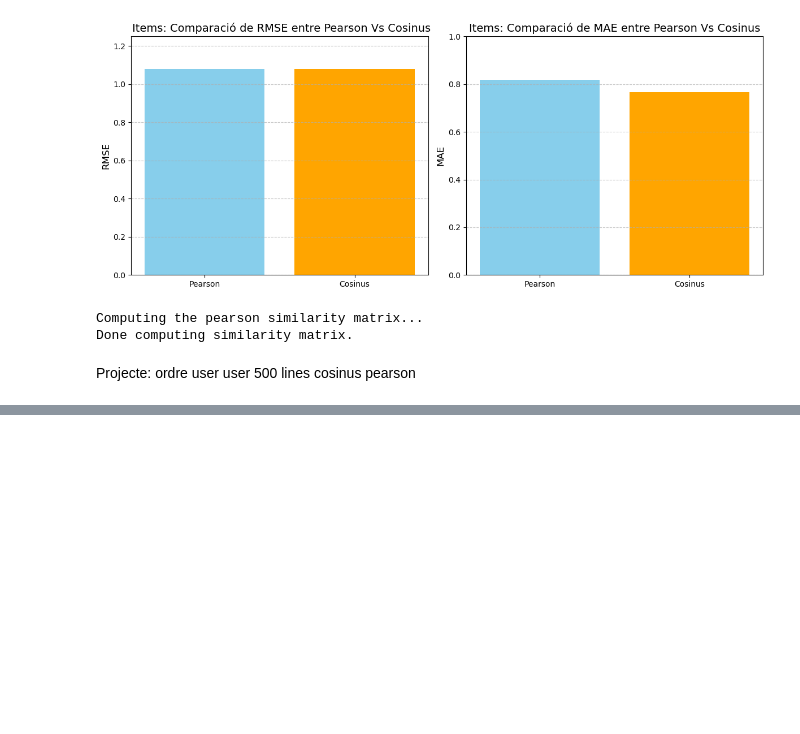
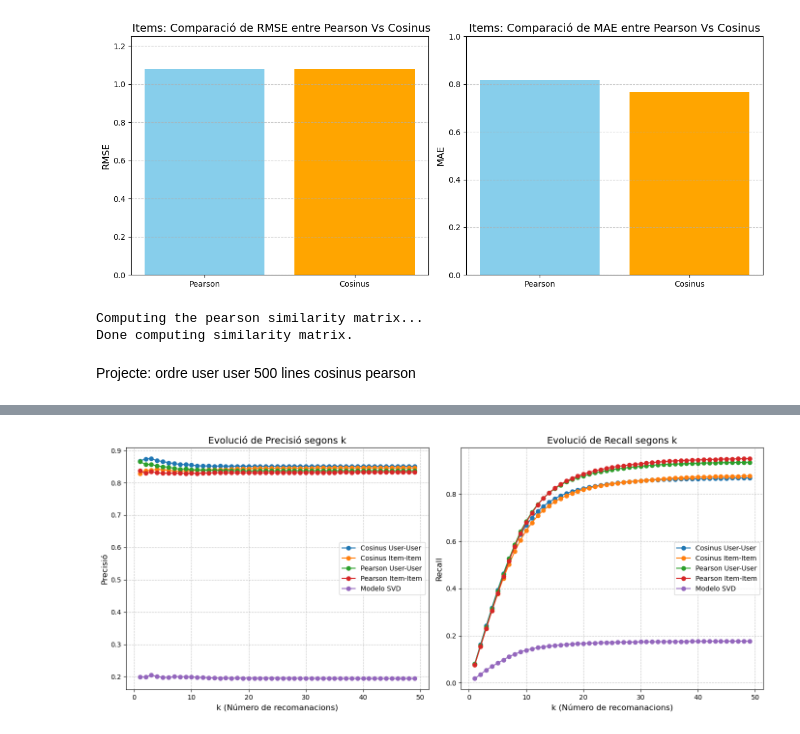
Before and after one commit to DCC-UAB/ACproject-grup-18, a Jupyter notebook: grafiques-2.ipynb, the cells around one changed output, grey strips where cells are left out. Cells and saved outputs as stored; diff of their text form; code cells hidden in the pictures; blank space fills up the shorter version.

```diff
--- a/grafiques.ipynb
+++ b/grafiques-2.ipynb
@@ -902,16 +1003,24 @@ plt.show()
 [figure]
 # %%
 #Model cosinus
+model_cosinus_i = KNNBasic(sim_options=sim_options_cosinus_items)
 model_cosinus_u = KNNBasic(sim_options=sim_options_cosinus)
 model_pearson_u = KNNBasic(sim_options=sim_options_pearson)
+model_pearson_i = KNNBasic(sim_options=sim_options_pearson_items)
 # Realizar validación cruzada con 5 particiones
 #results_cosine = cross_validate(model_cosinus, data, measures=['RMSE', 'MAE'], cv=5, verbose=True)
 
 # Evaluar el modelo en el testset (hacer predicciones)
+model_cosinus_i.fit(trainset)
 model_cosinus_u.fit(trainset)
 model_pearson_u.fit(trainset)
+model_pearson_i.fit(trainset)
+
+predictions_cosinus_i = model_cosinus_i.test(testset)
 predictions_cosinus_u = model_cosinus_u.test(testset)
 predictions_person_u = model_pearson_u.test(testset)
+predictions_person_i = model_pearson_i.test(testset)
+pred = svd.test(testset)
 
 ##COSINUS
 # Evaluar el RMSE en las predicciones del testset
@@ -1279,0 +1448,54 @@ plot_errors_vs_k(predictions_cosinus_user, k_values)
+# %%
+import matplotlib.pyplot as plt
+
+# Supongamos que estos son los 5 tipos de predicciones
+models = {
+    "Cosinus User-User": predictions_cosinus_u,
+    "Cosinus Item-Item": predictions_cosinus_i,
+    "Pearson User-User": predictions_pearson_user,
+    "Pearson Item-Item": predictions_person_i,
+    "Modelo SVD": pred
+}
+
+# Rango de valores de k
+k_values = range(1, 50)
+
+# Diccionarios para almacenar los resultados
+precision_results = {model: [] for model in models.keys()}
+recall_results = {model: [] for model in models.keys()}
+
+# Calcular Precision y Recall para cada modelo y cada valor de k
+for model_name, predictions in models.items():
+    top_n = get_top_n(predictions, n=80, threshold=4.0)
+    for k in k_values:
+        precision, recall = precision_recall_at_k(top_n, testset, k=k, threshold=4.0)
+        precision_results[model_name].append(precision)
+        recall_results[model_name].append(recall)
+
+# Graficar Precision y Recall
+plt.figure(figsize=(14, 6))
+
+# Subplot 1: Precision
+plt.subplot(1, 2, 1)
+for model_name, precisions in precision_results.items():
+    plt.plot(k_values, precisions, marker='o', label=model_name)
+plt.title("Evolució de Precisió segons k", fontsize=14)
+plt.xlabel("k (Número de recomanacions)", fontsize=12)
+plt.ylabel("Precisió", fontsize=12)
+plt.legend()
+plt.grid(True, linestyle='--', alpha=0.7)
+
+# Subplot 2: Recall
+plt.subplot(1, 2, 2)
+for model_name, recalls in recall_results.items():
+    plt.plot(k_values, recalls, marker='o', label=model_name)
+plt.title("Evolució de Recall segons k", fontsize=14)
+plt.xlabel("k (Número de recomanacions)", fontsize=12)
+plt.ylabel("Recall", fontsize=12)
+plt.legend()
+plt.grid(True, linestyle='--', alpha=0.7)
+
+plt.tight_layout()
+plt.show()
+# %% [output]
+[figure, added]
```
Also changed, not shown: parts of 17 cells of this notebook.
